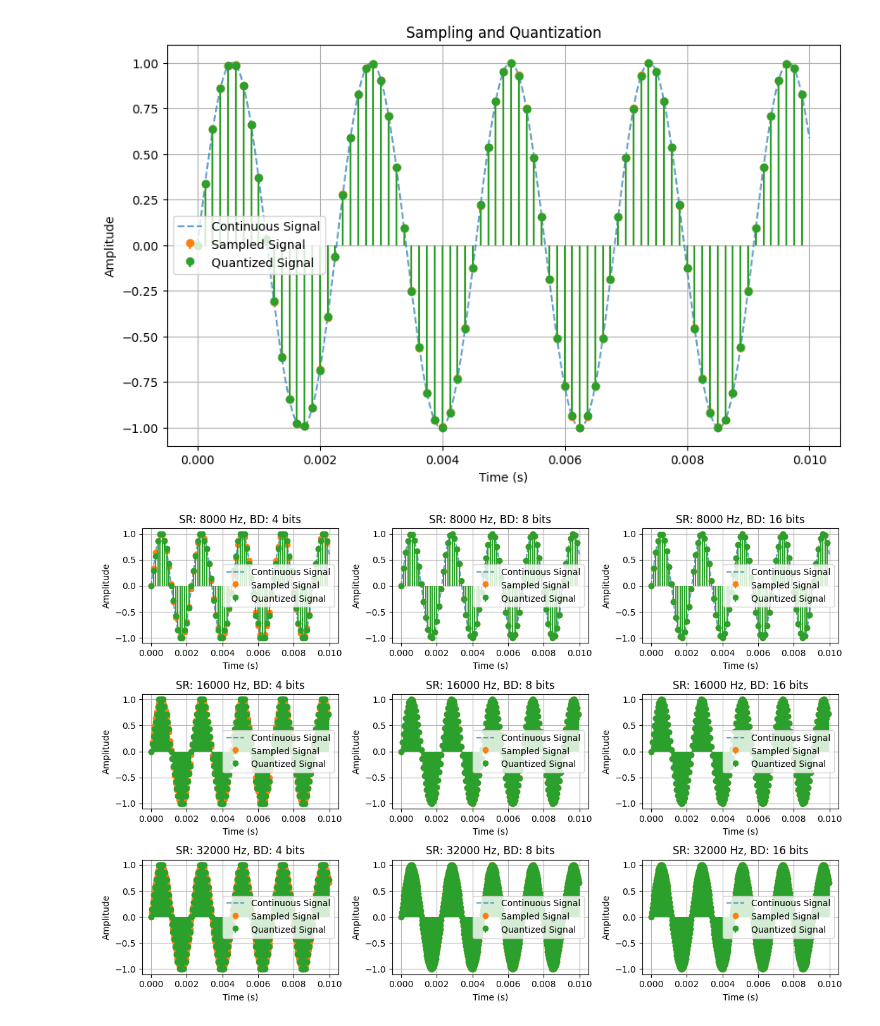
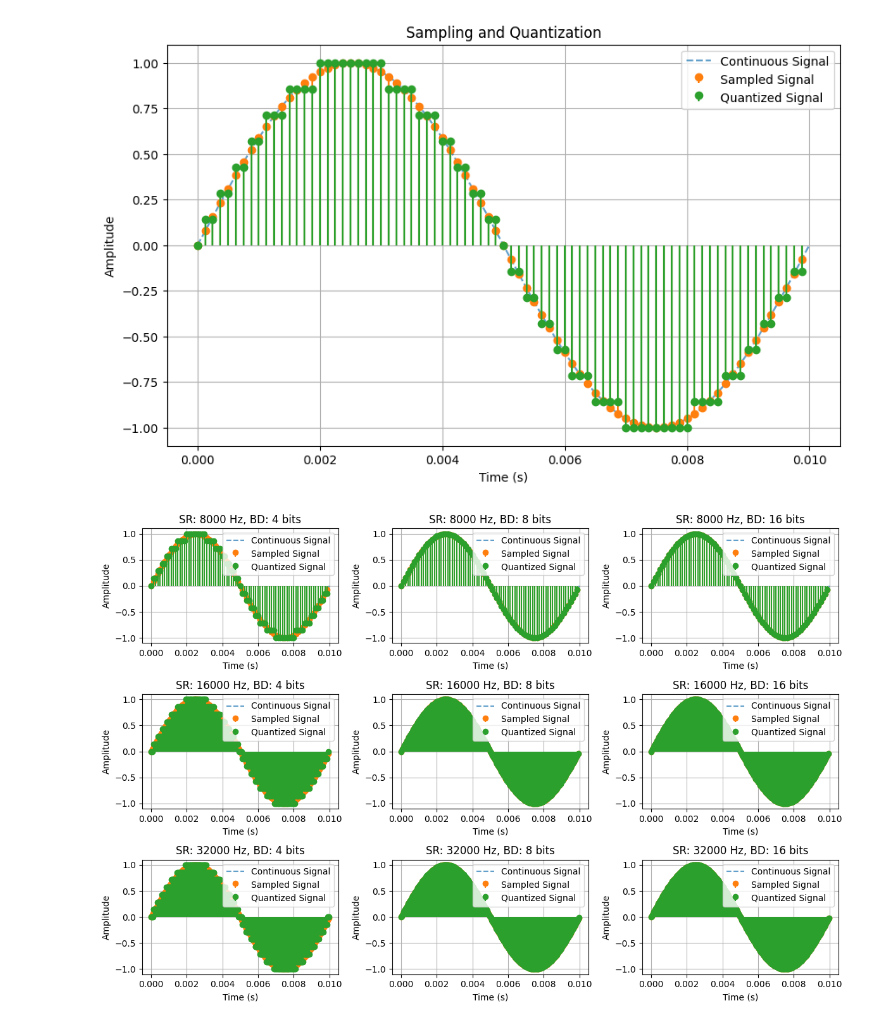
Before and after one commit to yyf/SimpleAudioDSP, a Jupyter notebook: Sampling.ipynb, the cells around one changed output. Cells and saved outputs as stored; diff of their text form; code cells hidden in the pictures.

```diff
--- a/Sampling.ipynb
+++ b/Sampling.ipynb
@@ -5,41 +5,44 @@ import matplotlib.pyplot as plt
 # Parameters
 sampling_rate = 8000  # Sampling rate in Hz
 duration = 0.01       # Duration of the signal in seconds
-frequency = 440       # Frequency of the sine wave in Hz (A4 note)
-bit_depth = 8         # Bit depth for quantization
+frequency = 100       # Frequency of the sine wave in Hz
+bit_depth = 4         # Bit depth for quantization
 
 # Generate a continuous sine wave
 t_continuous = np.linspace(0, duration, 1000)  # High-resolution time for continuous signal
 signal_continuous = np.sin(2 * np.pi * frequency * t_continuous)
 
 # Simulate sampling
 t_sampled = np.linspace(0, duration, int(sampling_rate * duration), endpoint=False)
 signal_sampled = np.sin(2 * np.pi * frequency * t_sampled)
 
 # Quantization
+# Scaling it to fit the range of discrete quantization levels.
+# Rounding it to the nearest quantization level.
+# Normalizing it back to the original range of [-1, 1].
 quantization_levels = 2 ** bit_depth
 signal_quantized = np.round((signal_sampled + 1) * (quantization_levels / 2 - 1)) / (quantization_levels / 2 - 1) - 1
 
 # Plotting
 plt.figure(figsize=(10, 6))
 
 # Continuous signal
 plt.plot(t_continuous, signal_continuous, label="Continuous Signal", linestyle="--", alpha=0.7)
 
 # Sampled signal
 plt.stem(t_sampled, signal_sampled, linefmt="C1-", markerfmt="C1o", basefmt=" ", label="Sampled Signal")
 
 # Quantized signal
 plt.stem(t_sampled, signal_quantized, linefmt="C2-", markerfmt="C2o", basefmt=" ", label="Quantized Signal")
 
 plt.title("Sampling and Quantization")
 plt.xlabel("Time (s)")
 plt.ylabel("Amplitude")
 plt.legend()
 plt.grid()
 plt.show()
 # %% [output]
-[figure, old version]
+[figure, new version]
 # %%
 # Compare singal quantized using different bit depths and sampled using different sampling rates
 def plot_quantization_comparison(frequency, sampling_rates, bit_depths, duration):
@@ -74,4 +77,4 @@ bit_depths = [4, 8, 16]               # Different bit depths for quantization
 # Call the function to plot the comparison
 plot_quantization_comparison(frequency, sampling_rates, bit_depths, duration)
 # %% [output]
-[figure, old version]
+[figure, new version]
```
Also changed, not shown: parts of 3 cells of this notebook.
